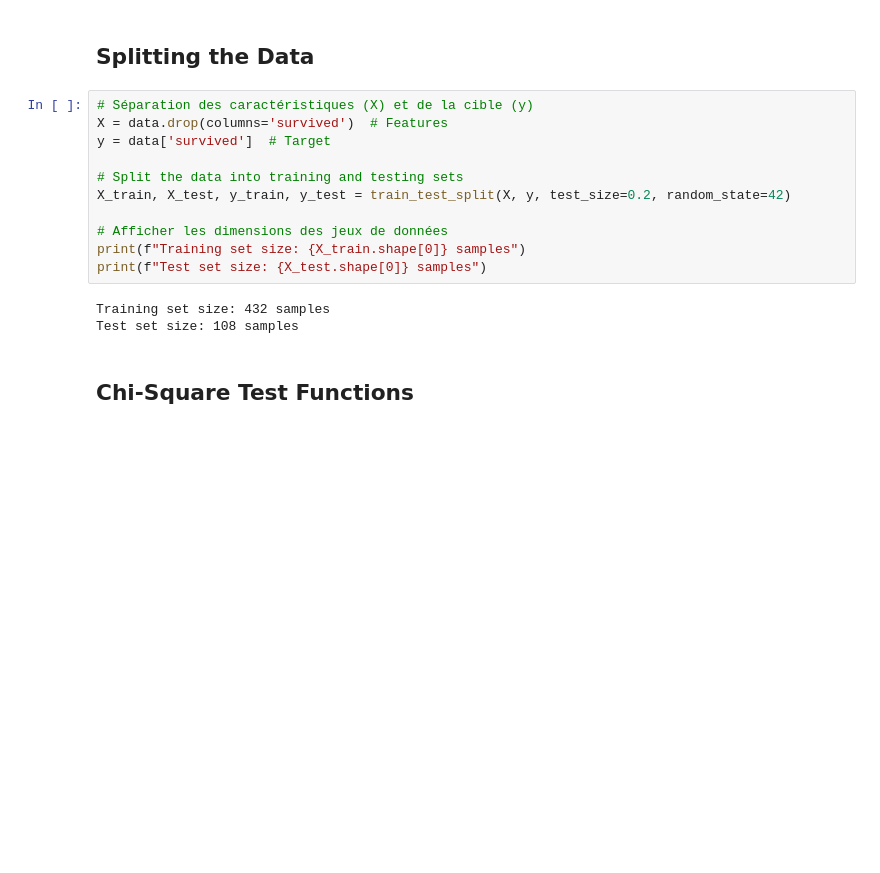
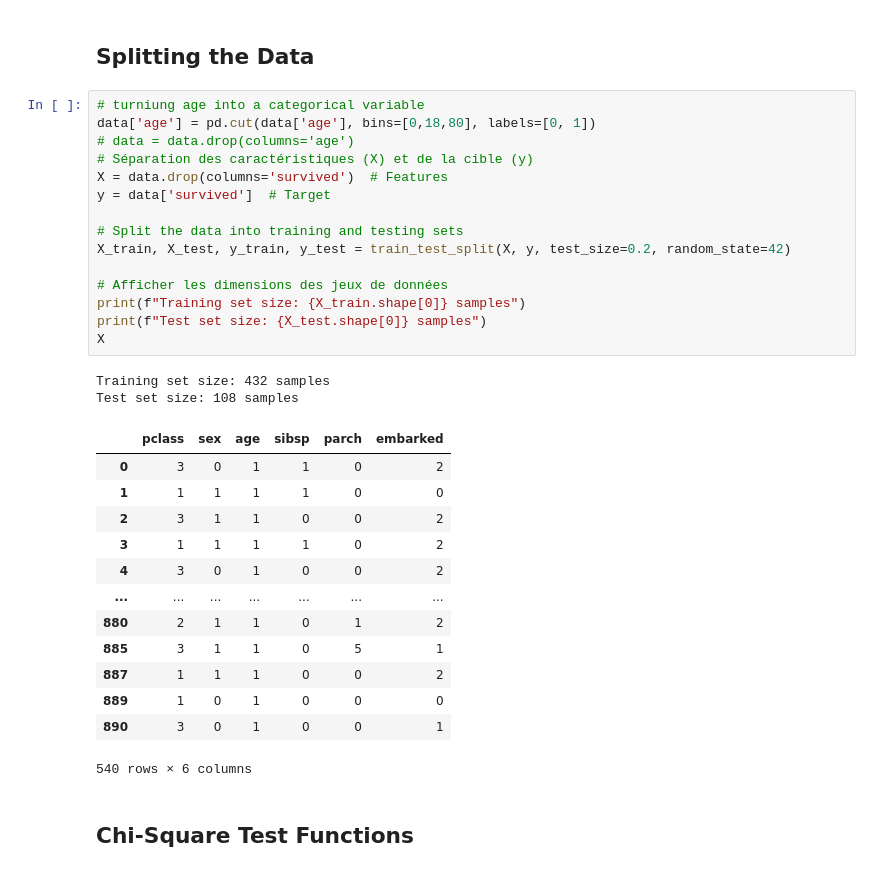
Before and after one commit to aymanerihane/Machine-Learning-From-Scratch, a Jupyter notebook: titanic_using_chaid_decision_tree/titenic_using_chaid_decision_tree.ipynb, the cells around one changed output. Saved outputs shown, nothing was run; the diff lists cells and outputs as text; blank space fills up the shorter version.

```diff
--- a/titanic_using_chaid_decision_tree/titenic_using_chaid_decision_tree.ipynb
+++ b/titanic_using_chaid_decision_tree/titenic_using_chaid_decision_tree.ipynb
@@ -125,19 +125,36 @@ data['embarked'] = data['embarked'].replace({'C': 0, 'Q': 1, 'S': 2})
 # %% [markdown]
 ## Splitting the Data
 # %%
+# turniung age into a categorical variable
+data['age'] = pd.cut(data['age'], bins=[0,18,80], labels=[0, 1])
+# data = data.drop(columns='age')
 # Séparation des caractéristiques (X) et de la cible (y)
 X = data.drop(columns='survived')  # Features
 y = data['survived']  # Target
 
 # Split the data into training and testing sets
 X_train, X_test, y_train, y_test = train_test_split(X, y, test_size=0.2, random_state=42)
 
 # Afficher les dimensions des jeux de données
 print(f"Training set size: {X_train.shape[0]} samples")
 print(f"Test set size: {X_test.shape[0]} samples")
+X
 # %% [output]
 Training set size: 432 samples
 Test set size: 108 samples
+|  | pclass | sex | age | sibsp | parch | embarked |
+| 0 | 3 | 0 | 1 | 1 | 0 | 2 |
+| 1 | 1 | 1 | 1 | 1 | 0 | 0 |
+| 2 | 3 | 1 | 1 | 0 | 0 | 2 |
+| 3 | 1 | 1 | 1 | 1 | 0 | 2 |
+| 4 | 3 | 0 | 1 | 0 | 0 | 2 |
+| ... | ... | ... | ... | ... | ... | ... |
+| 880 | 2 | 1 | 1 | 0 | 1 | 2 |
+| 885 | 3 | 1 | 1 | 0 | 5 | 1 |
+| 887 | 1 | 1 | 1 | 0 | 0 | 2 |
+| 889 | 1 | 0 | 1 | 0 | 0 | 0 |
+| 890 | 3 | 0 | 1 | 0 | 0 | 1 |
+540 rows × 6 columns
 # %% [markdown]
 ## Chi-Square Test Functions
 # %%
```
Also changed, not shown: parts of 3 cells of this notebook.
